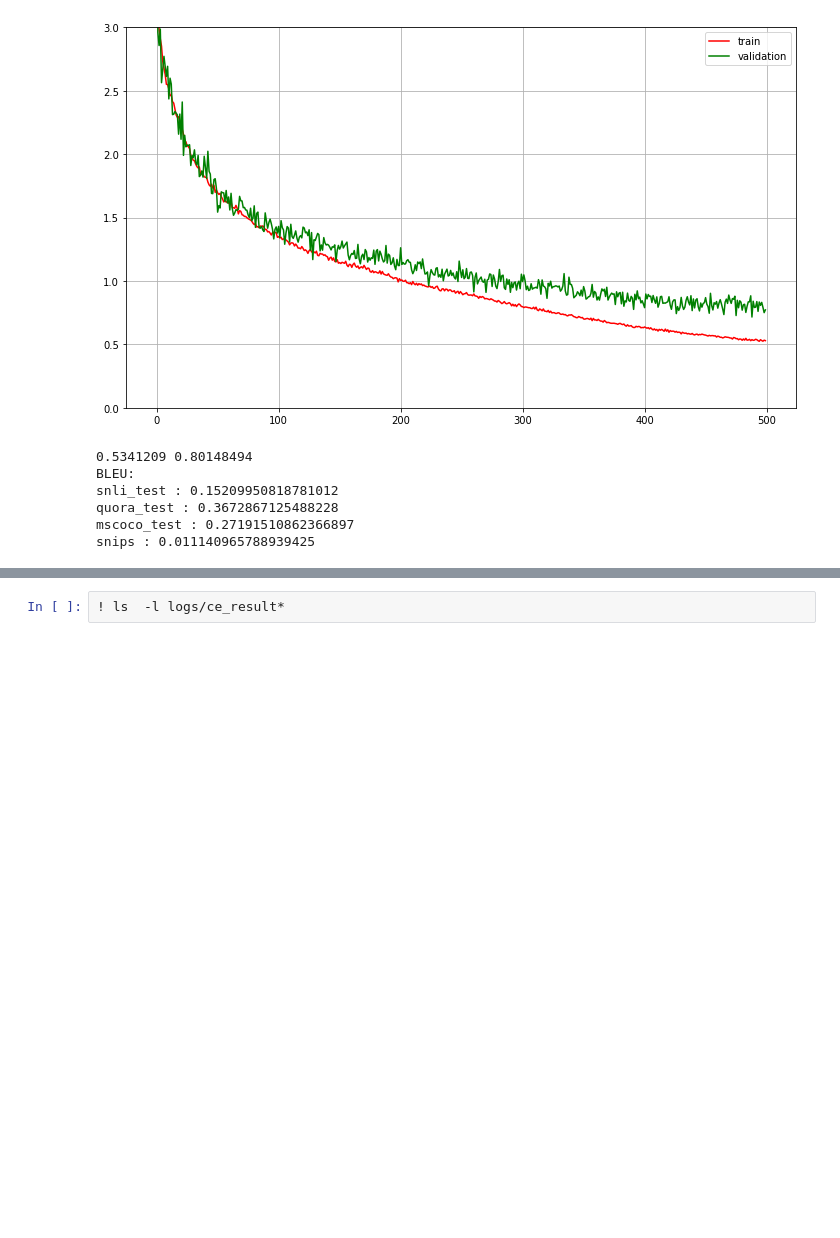
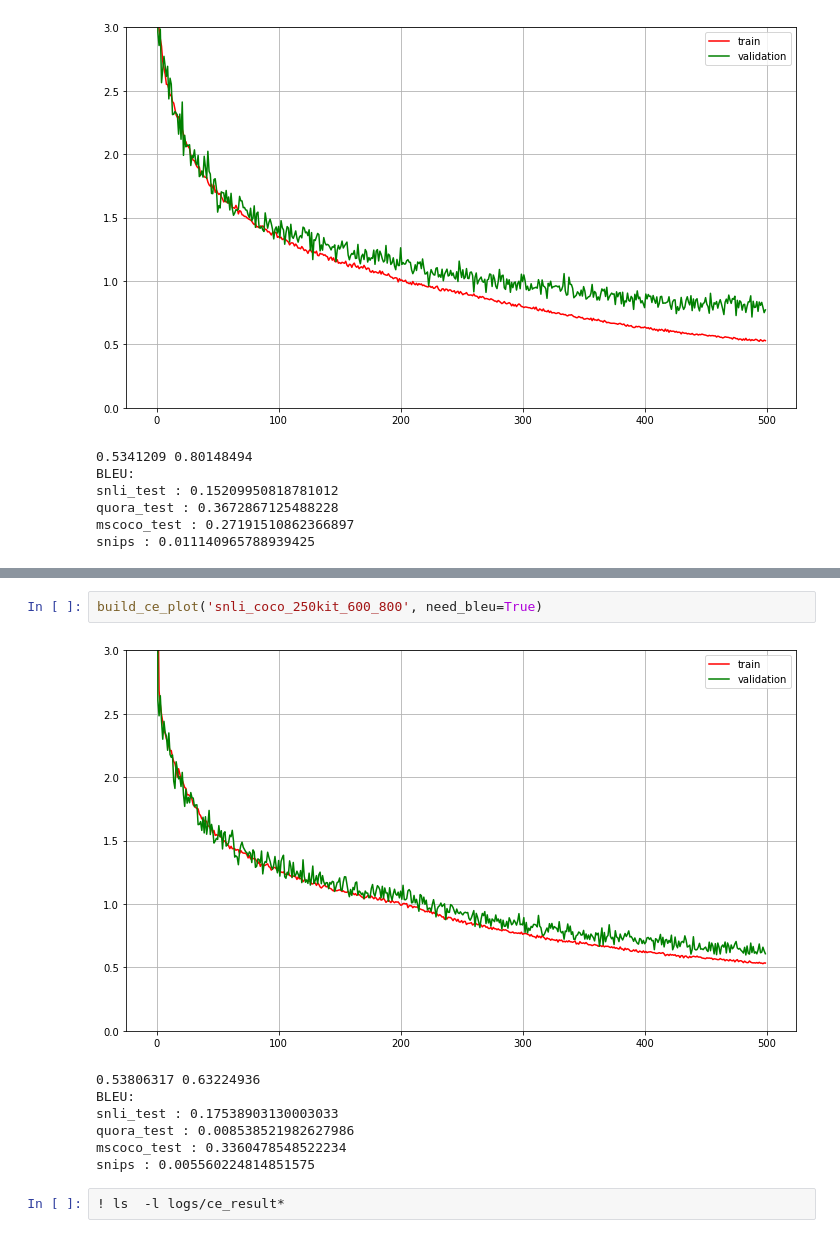
Before and after one commit to ale3otik/paraphrases-generator, a Jupyter notebook: plotter.ipynb, the cells around one changed output, grey strips where cells are left out. Drawn from its saved outputs; the diff is of its cells as text; blank space fills up the shorter version.

```diff
--- a/plotter.ipynb
+++ b/plotter.ipynb
@@ -212,3 +218,13 @@ snli_coco_250kit_600_800
+# %%
+build_ce_plot('snli_coco_250kit_600_800', need_bleu=True)
+# %% [output]
+[figure, added]
+0.53806317 0.63224936
+BLEU:
+snli_test : 0.17538903130003033
+quora_test : 0.008538521982627986
+mscoco_test : 0.3360478548522234
+snips : 0.005560224814851575
 # %%
 ! ls  -l logs/ce_result*
 # %% [output]
```
Also changed, not shown: parts of 3 cells of this notebook, 20 other files.
